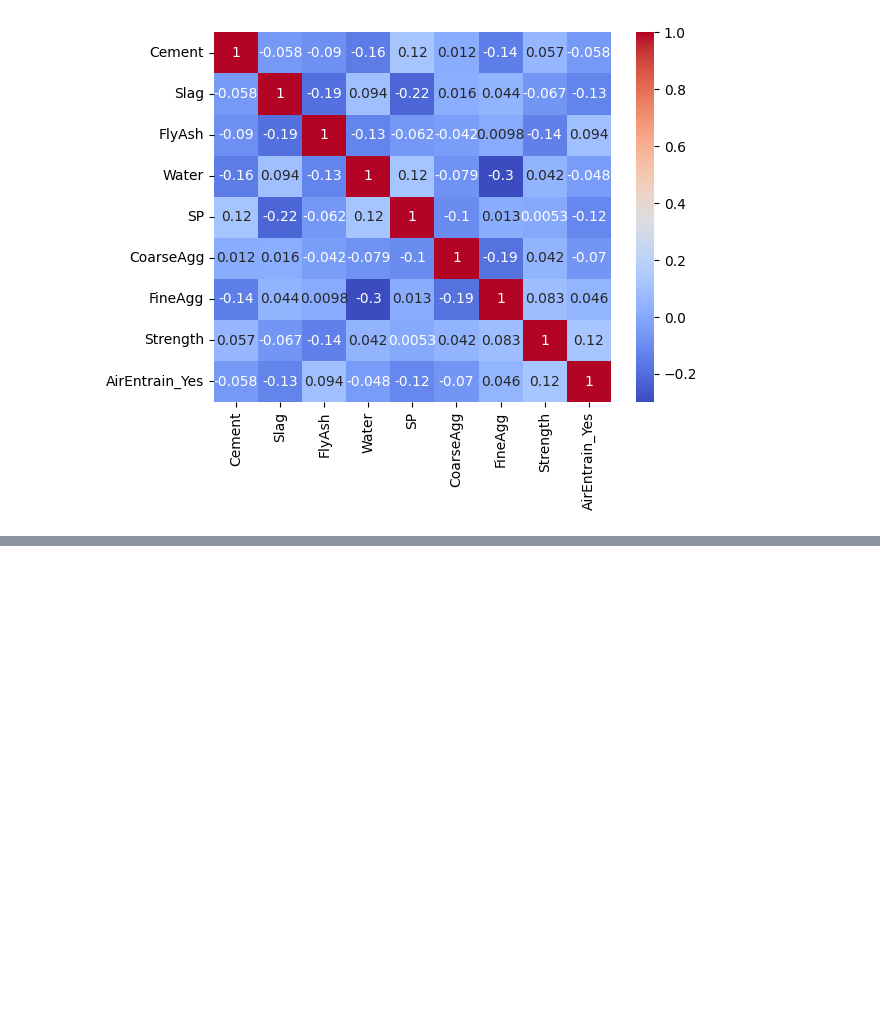
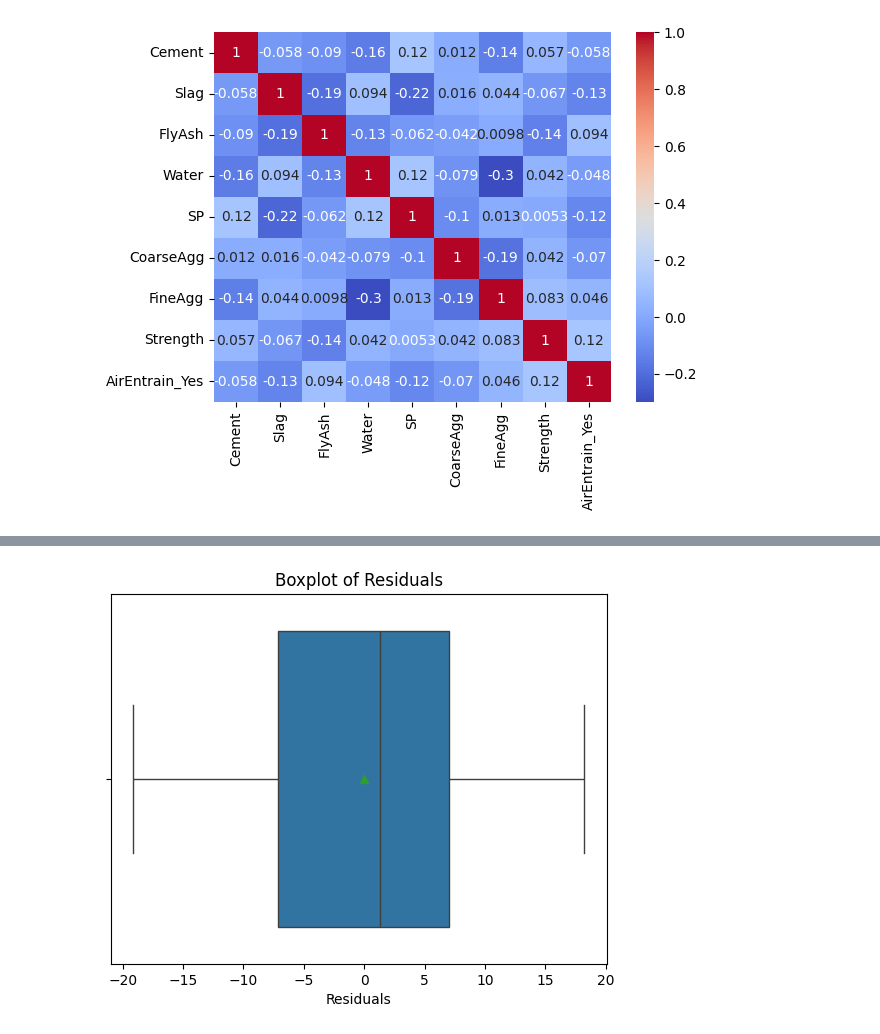
Before and after one commit to Aishaamalik/Data-Analysis-Intern, a Jupyter notebook: week_0.ipynb, the cells around one changed output, grey strips where cells are left out. Saved outputs shown, nothing was run; the diff lists cells and outputs as text; code cells hidden in the pictures; blank space fills up the shorter version.

```diff
--- a/week_0.ipynb
+++ b/week_0.ipynb
@@ -1536,0 +1744,10 @@ sns.heatmap(cormat, annot=True, cmap="coolwarm");
+# %%
+import seaborn as sns
+import matplotlib.pyplot as plt
+
+sns.boxplot(x=model_result.resid, showmeans=True)
+plt.title("Boxplot of Residuals")
+plt.xlabel("Residuals")
+plt.show()
+# %% [output]
+[figure, added]
```
Also changed, not shown: parts of 47 cells of this notebook.
